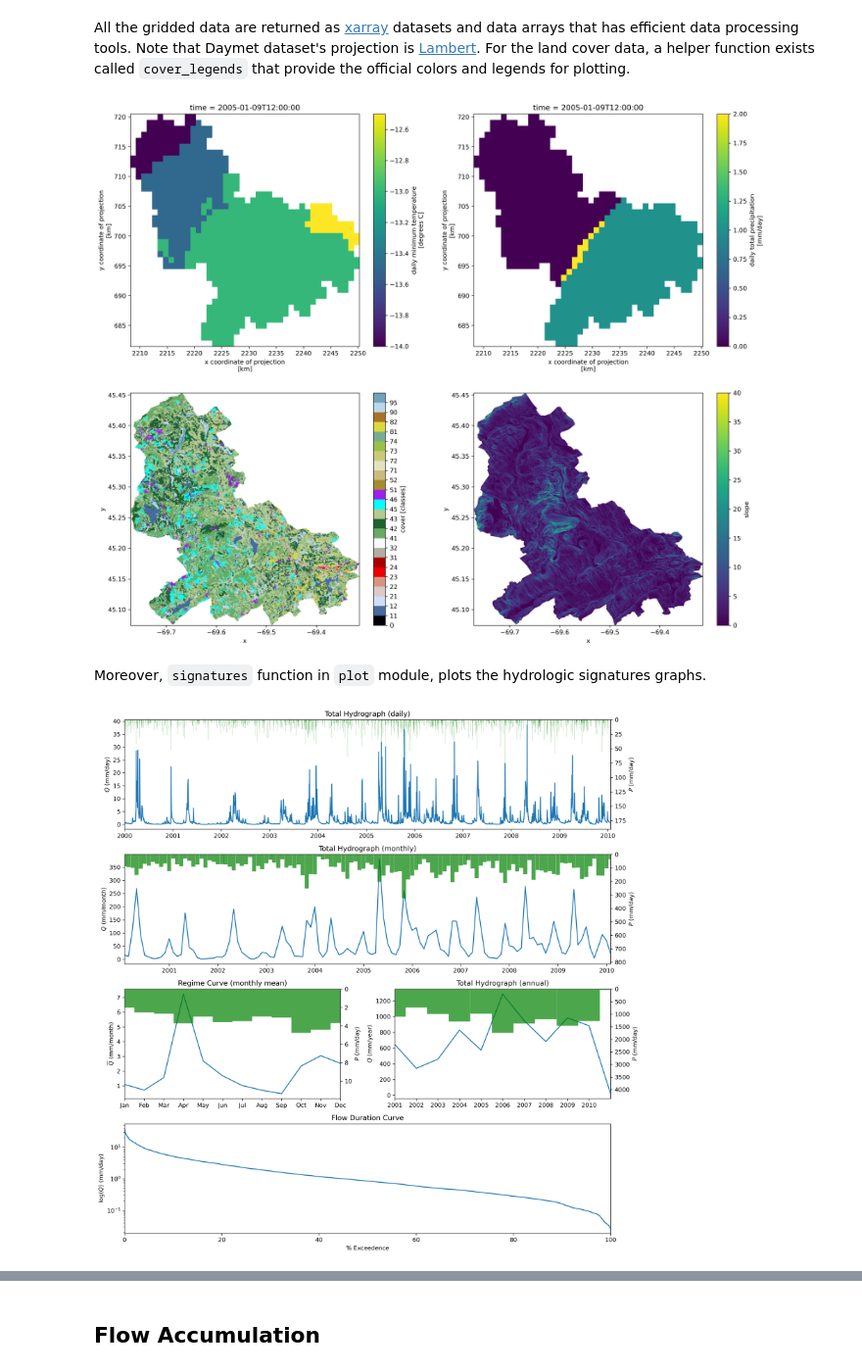
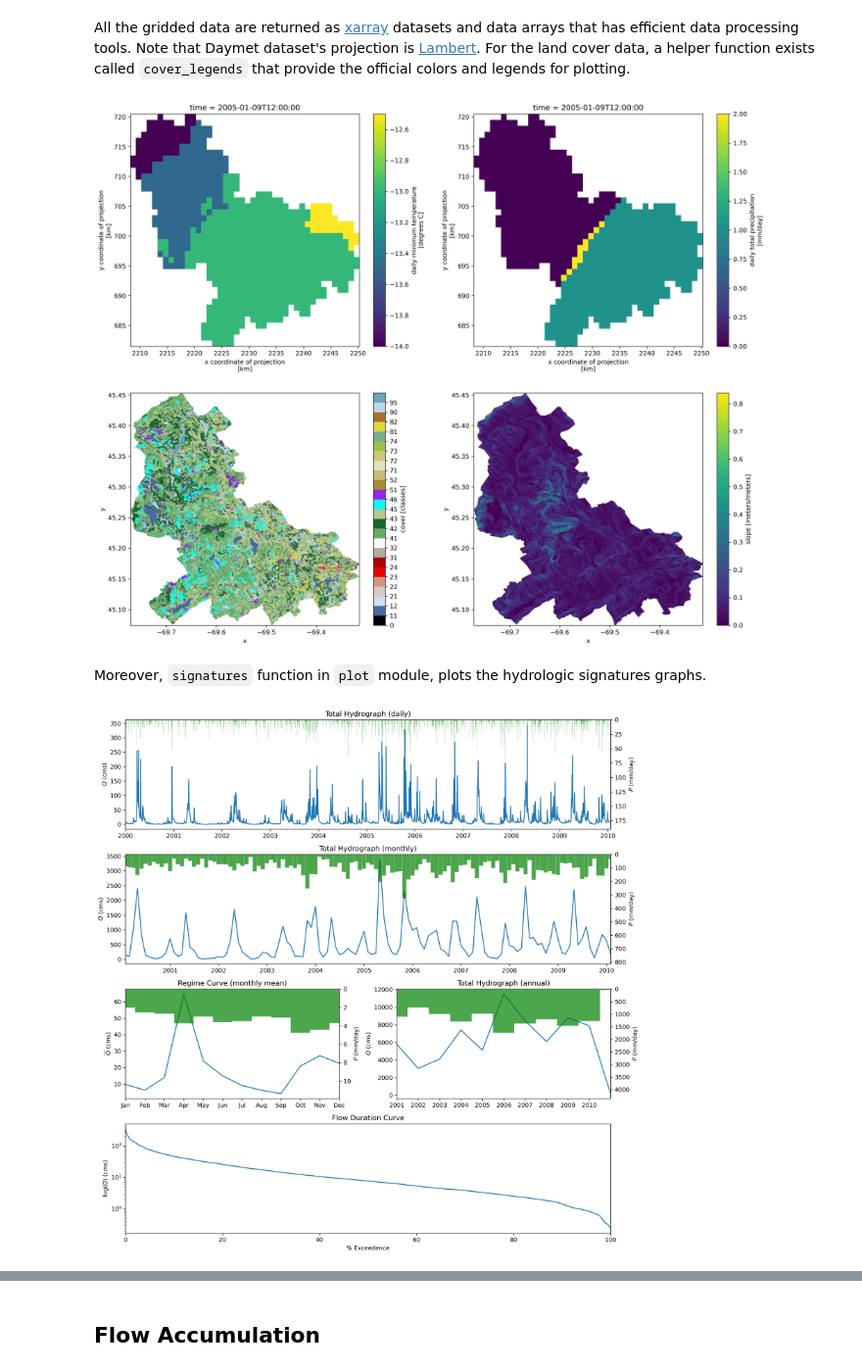
Before and after one commit to hyriver/pygeohydro, a Jupyter notebook: docs/usage.ipynb, the cells around one changed output, grey strips where cells are left out. Shown at 98% size. Saved outputs shown, nothing was run; the diff lists cells and outputs as text; code cells hidden in the pictures.

````diff
--- a/docs/usage.ipynb
+++ b/docs/usage.ipynb
@@ -119,16 +119,16 @@ fig, axes = plt.subplots(nrows=2, ncols=2, figsize=(18, 15))
 clm_g.tmin.isel(time=8).plot(ax=axes[0, 0])
 clm_g.prcp.isel(time=8).plot(ax=axes[0, 1])
 lulc.cover.where(lulc.cover > 0, drop=True).plot(ax=axes[1, 0], cmap=cmap, levels=levels, cbar_kwargs={"ticks": levels[:-1]})
-slope.where(slope < 255, drop=True).plot(ax=axes[1, 1])
+slope.plot(ax=axes[1, 1])
 fig.set_dpi(300);
 # %% [output]
-[figure, old version]
+[figure, new version]
 # %% [markdown]
 Moreover, `signatures` function in `plot` module, plots the hydrologic signatures graphs.
 # %%
-plot.signatures({"Q": (qobs["USGS-01031500"], wshed.drainage_area)}, clm_p["prcp (mm/day)"])
+plot.signatures({"Q": qobs["USGS-01031500"]}, prcp=clm_p["prcp (mm/day)"])
 # %% [output]
-[figure, old version]
+[figure, new version]
 # %% [markdown]
 This function has also the capability to plot several discharges in one graph with proper labeling for cases where observation and simulation comparison is desired. For this kind of comparison, the input discharges should be passed as follows:
 ```python
````
Also changed, not shown: parts of 7 cells of this notebook, 5 other files.
